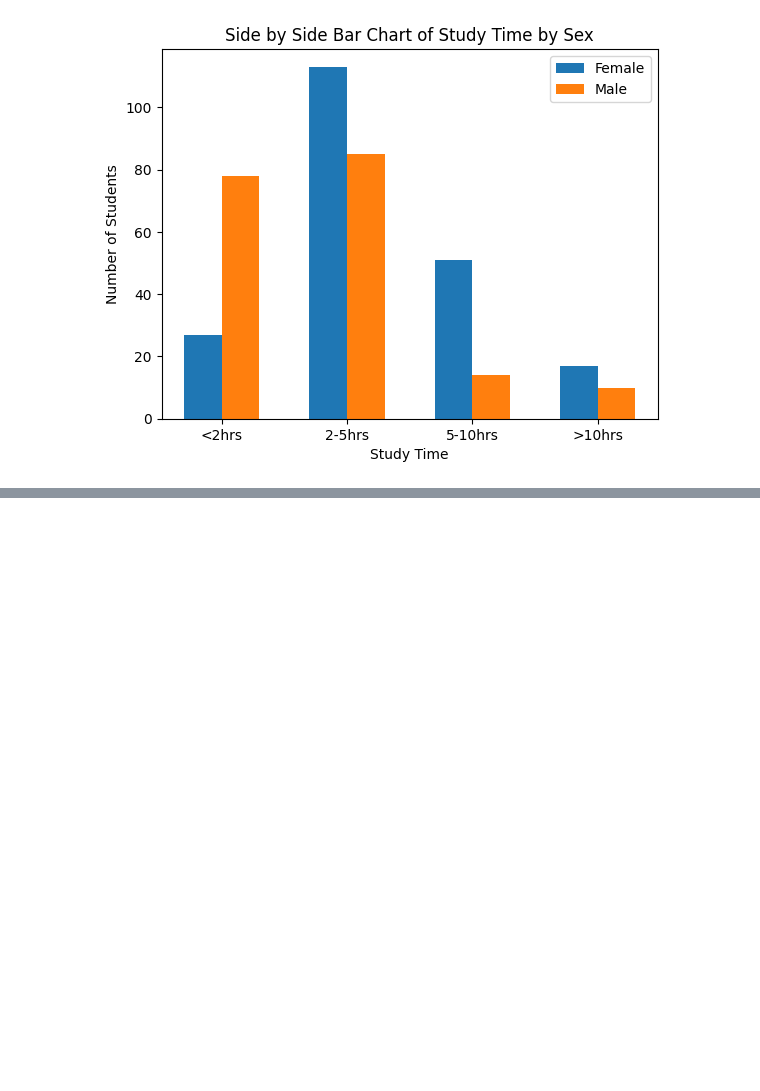
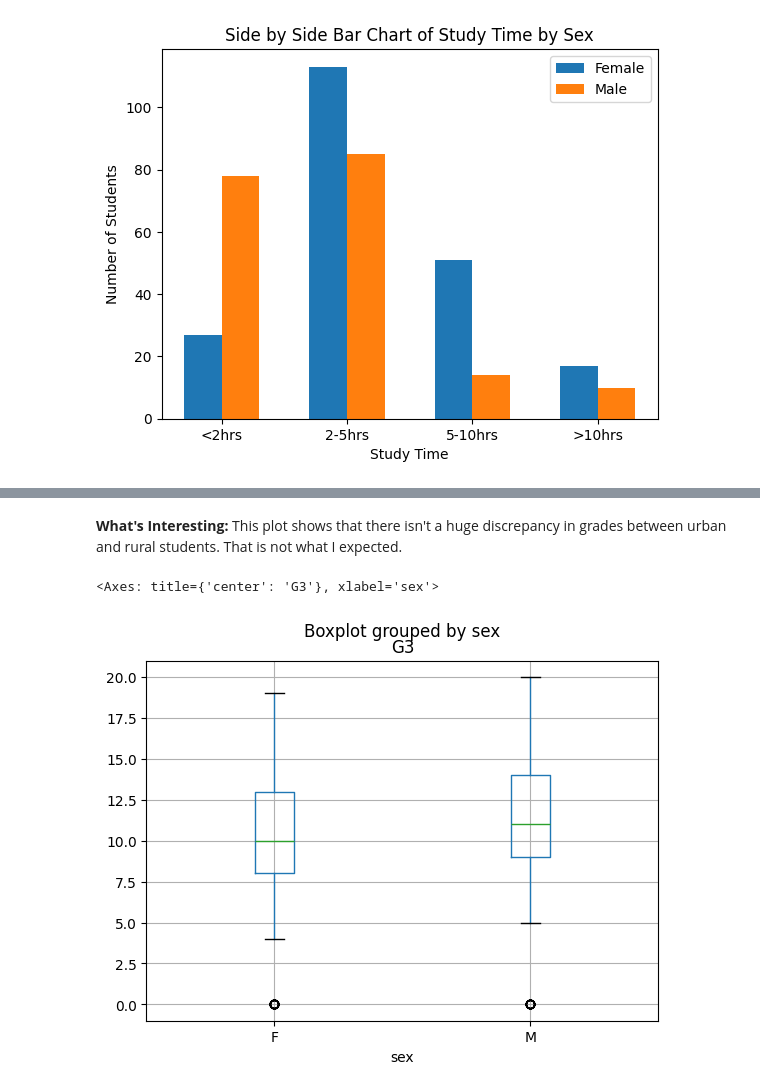
Before and after one commit to ljzier/ST-554-repo, a Jupyter notebook: ST_554_HW4.ipynb, the cells around one changed output, grey strips where cells are left out. Saved outputs shown, nothing was run; the diff lists cells and outputs as text; code cells hidden in the pictures; blank space fills up the shorter version.

```diff
--- a/ST_554_HW4.ipynb
+++ b/ST_554_HW4.ipynb
@@ -268,0 +161,8 @@ stud_data[["age", "absences", "G1", "G2", "G3"]].corr()
+# %% [markdown]
+**What's Interesting:**
+This plot shows that there isn't a huge discrepancy in grades between urban and rural students. That is not what I expected.
+# %%
+stud_data.boxplot(column = ["G3"], by = "sex")
+# %% [output]
+<Axes: title={'center': 'G3'}, xlabel='sex'>
+[figure, added]
```
Also changed, not shown: parts of 23 cells of this notebook.
